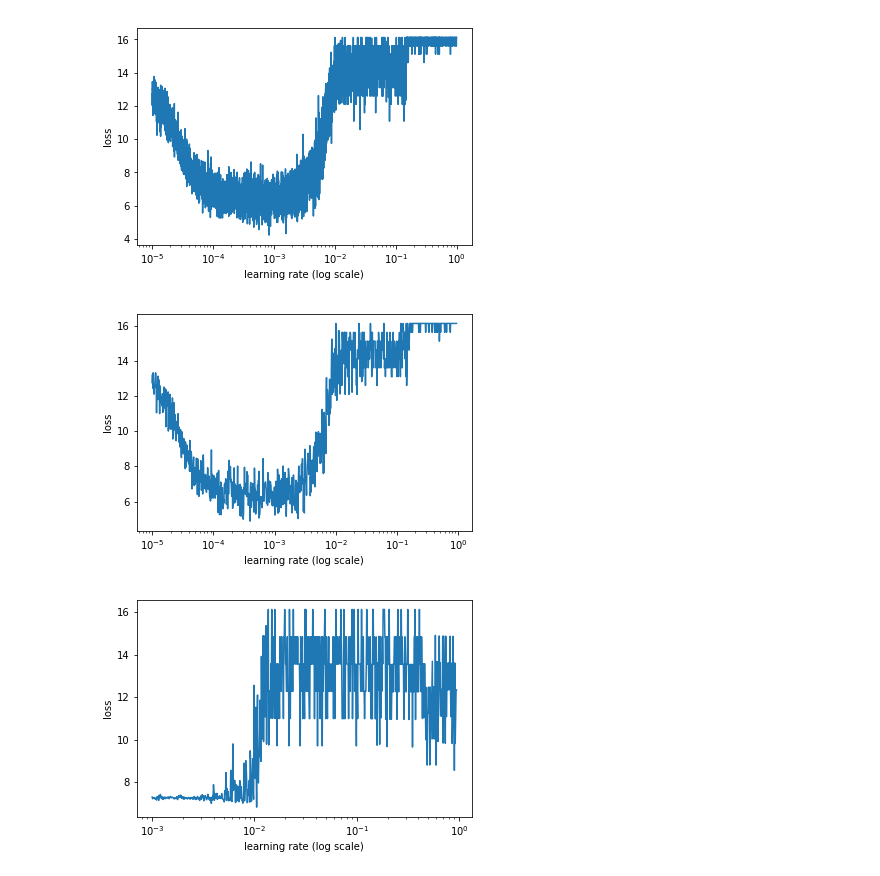
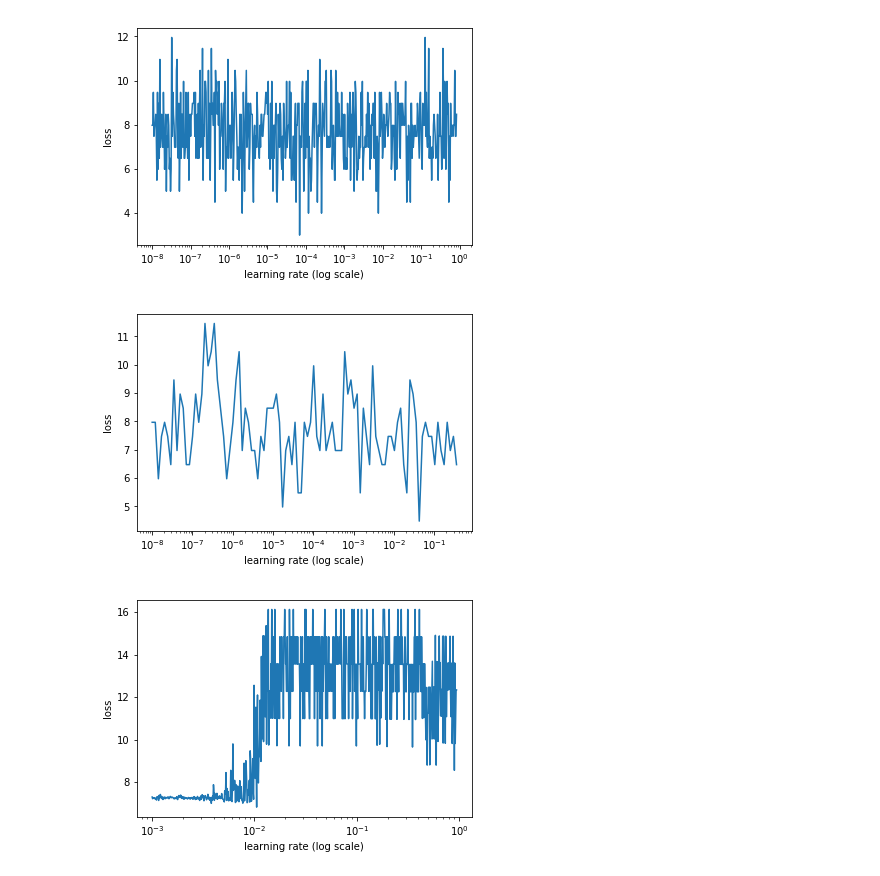
Before and after one commit to patrickbryant1/basic_scilife_scripts, a Jupyter notebook: models/lrfinder_analysis.ipynb, the cells around one changed output. Cells and saved outputs as stored; diff of their text form; code cells hidden in the pictures.

```diff
--- a/models/lrfinder_analysis.ipynb
+++ b/models/lrfinder_analysis.ipynb
@@ -57,10 +57,10 @@ def plot_lrfinder(base, step):
     plt.xscale('log')
     plt.show()
 # %%
-plot_lrfinder('/home/pbryant/results/CATH/model_out/20190808/',5)
+plot_lrfinder('/hdd/pbryant/results/mhc/',5)
 # %% [output]
-[figure, old version]
+[figure, new version]
-[figure, old version]
+[figure, new version]
 # %%
 plot_lrfinder('/home/pbryant/results/CATH/model_out/20190801/',5)
 # %% [output]
```
